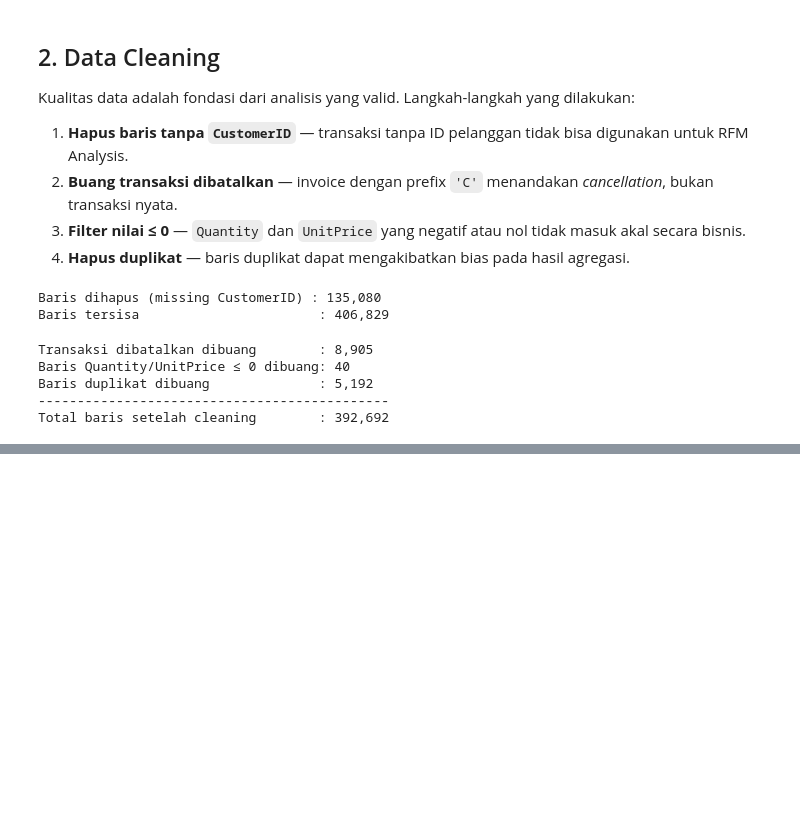
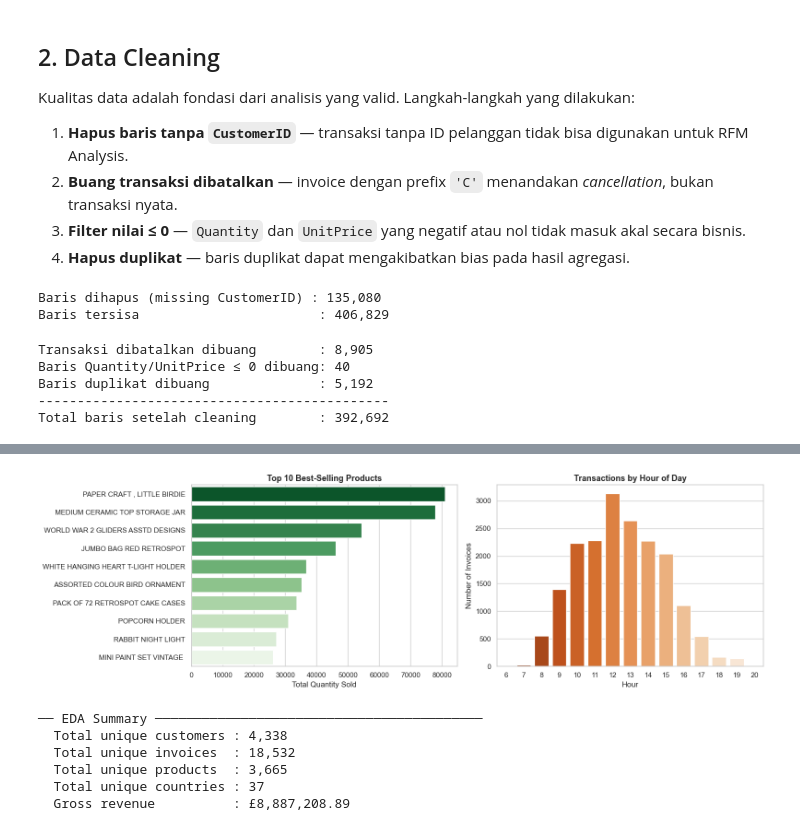
Before and after one commit to rdityaza/ecommerce-customer-segmentation-rfm, a Jupyter notebook: notebooks/01_data_cleaning_eda.ipynb, the cells around one changed output, grey strips where cells are left out. Cells and saved outputs as stored; diff of their text form; code cells hidden in the pictures; blank space fills up the shorter version.

```diff
--- a/notebooks/01_data_cleaning_eda.ipynb
+++ b/notebooks/01_data_cleaning_eda.ipynb
@@ -169,0 +283,46 @@ Total baris setelah cleaning        : 392,692
+# %%
+# ── Top 10 Produk Terlaris (by Quantity) ─────────────────────────────────────
+top_products = (
+    df.groupby('Description', as_index=False)['Quantity']
+    .sum()
+    .sort_values('Quantity', ascending=False)
+    .head(10)
+)
+
+fig, axes = plt.subplots(1, 2, figsize=(16, 5))
+
+# Plot kiri: top products
+sns.barplot(data=top_products, x='Quantity', y='Description',
+            palette='Greens_r', ax=axes[0])
+axes[0].set_title('Top 10 Best-Selling Products', fontsize=13, fontweight='bold')
+axes[0].set_xlabel('Total Quantity Sold')
+axes[0].set_ylabel('')
+
+# Plot kanan: transaksi per jam
+hourly = df.groupby('Hour')['InvoiceNo'].nunique().reset_index()
+hourly.columns = ['Hour', 'NumTransactions']
+
+sns.barplot(data=hourly, x='Hour', y='NumTransactions',
+            palette='Oranges_r', ax=axes[1])
+axes[1].set_title('Transactions by Hour of Day', fontsize=13, fontweight='bold')
+axes[1].set_xlabel('Hour')
+axes[1].set_ylabel('Number of Invoices')
+
+plt.tight_layout()
+plt.show()
+
+# ── EDA Summary Stats ────────────────────────────────────────────────────────
+print("\n── EDA Summary ──────────────────────────────────────────")
+print(f"  Total unique customers : {df['CustomerID'].nunique():,}")
+print(f"  Total unique invoices  : {df['InvoiceNo'].nunique():,}")
+print(f"  Total unique products  : {df['StockCode'].nunique():,}")
+print(f"  Total unique countries : {df['Country'].nunique():,}")
+print(f"  Gross revenue          : £{df['TotalSpend'].sum():,.2f}")
+# %% [output]
+[figure, added]
+── EDA Summary ──────────────────────────────────────────
+  Total unique customers : 4,338
+  Total unique invoices  : 18,532
+  Total unique products  : 3,665
+  Total unique countries : 37
+  Gross revenue          : £8,887,208.89
```
Also changed, not shown: parts of 5 cells of this notebook.
